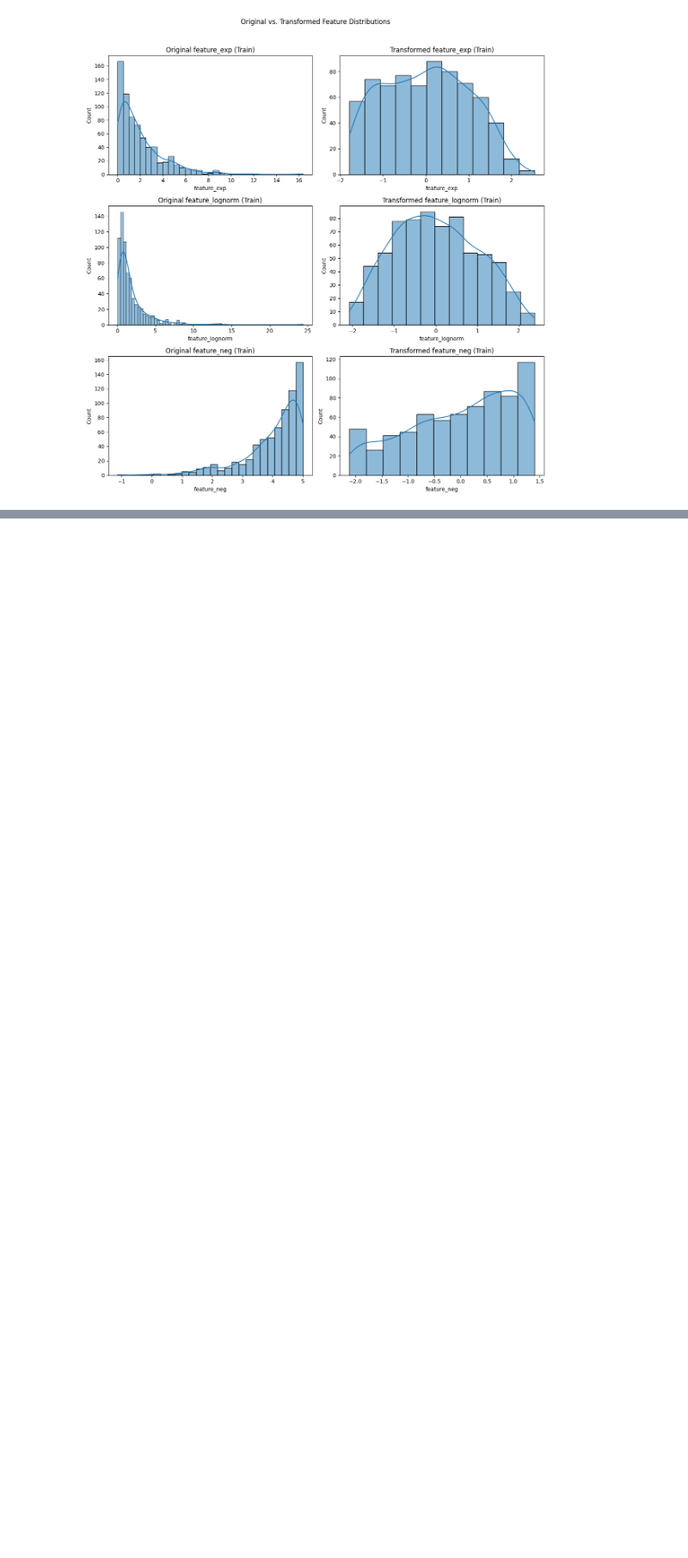
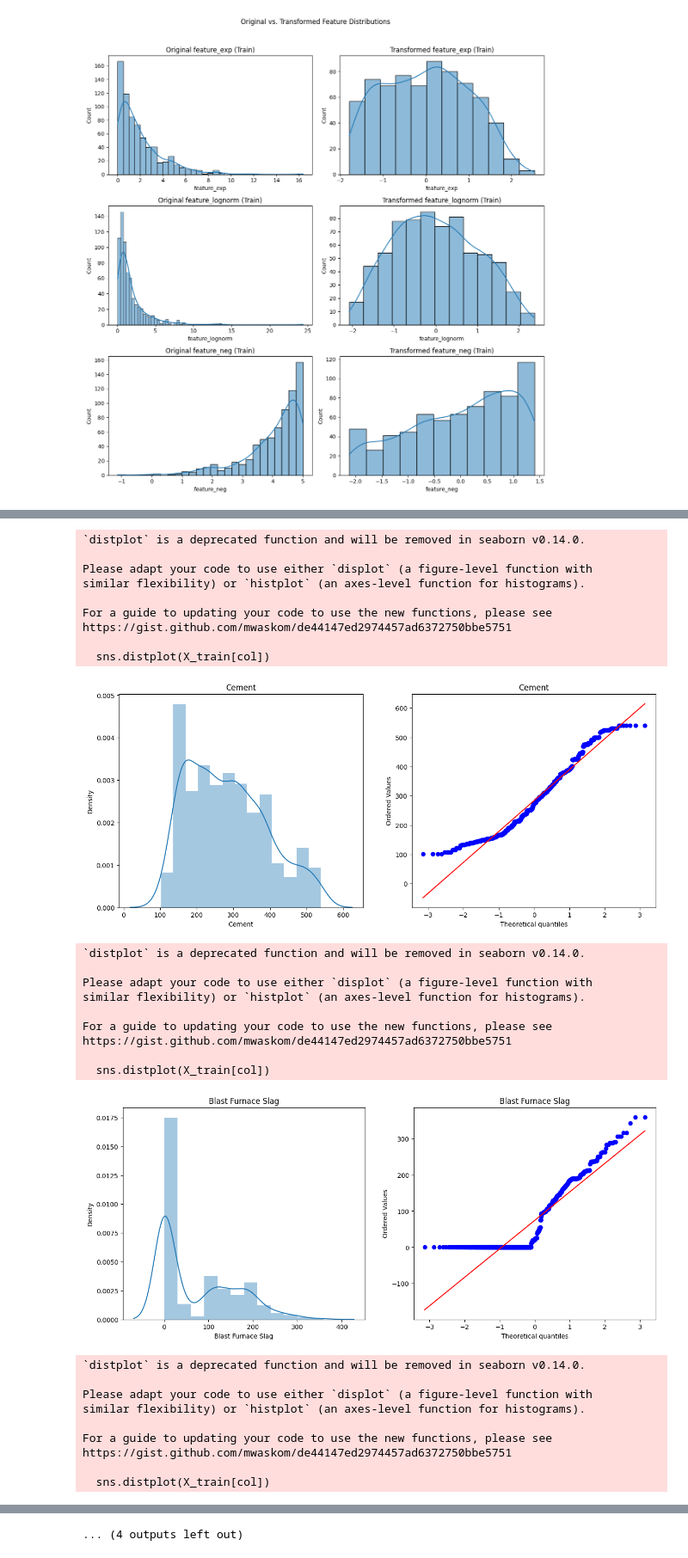
Before and after one commit to faisu6339-glitch/Machine-learning, a Jupyter notebook: F9_Power_Tranformer.ipynb, the cells around one changed output, grey strips where cells are left out. Shown at 86% size. Cells and saved outputs as stored; diff of their text form; code cells hidden in the pictures; blank space fills up the shorter version.

```diff
--- a/F9_Power_Tranformer.ipynb
+++ b/F9_Power_Tranformer.ipynb
@@ -232,4 +232,5 @@ from sklearn.linear_model import LinearRegression
 
 from sklearn.metrics import r2_score
 # %%
-df=pd.read_csv()
+df=pd.read_csv('concrete_data.csv')
+df.head()
@@ -235,0 +298,5 @@ df=pd.read_csv()
+# %%
+X=df.drop(columns=['Strength'],axis=1)
+y=df.iloc[:,-1]
+# %%
+X_train,X_test,y_train,y_test=train_test_split(X,y,test_size=0.2,random_state=42)
@@ -235,0 +305,5 @@ df=pd.read_csv()
+# %%
+lr=LinearRegression()
+lr.fit(X_train,y_train)
+y_pred=lr.predict(X_test)
+r2_score(y_test,y_pred)
@@ -235,0 +321,41 @@ df=pd.read_csv()
+# %%
+for col in X_train.columns:
+    plt.figure(figsize=(15,6))
+    plt.subplot(1,2,1)
+    sns.distplot(X_train[col])
+    plt.title(col)
+
+    plt.subplot(1,2,2)
+    statsa.probplot(X_train[col],dist='norm',plot=plt)
+    plt.title(col)
+    plt.show()
+# %% [output]
+`distplot` is a deprecated function and will be removed in seaborn v0.14.0.
+
+Please adapt your code to use either `displot` (a figure-level function with
+similar flexibility) or `histplot` (an axes-level function for histograms).
+
+For a guide to updating your code to use the new functions, please see
+https://gist.github.com/mwaskom/de44147ed2974457ad6372750bbe5751
+
+  sns.distplot(X_train[col])
+[figure, added]
+`distplot` is a deprecated function and will be removed in seaborn v0.14.0.
+
+Please adapt your code to use either `displot` (a figure-level function with
+similar flexibility) or `histplot` (an axes-level function for histograms).
+
+For a guide to updating your code to use the new functions, please see
+https://gist.github.com/mwaskom/de44147ed2974457ad6372750bbe5751
+
+  sns.distplot(X_train[col])
+[figure, added]
+`distplot` is a deprecated function and will be removed in seaborn v0.14.0.
+
+Please adapt your code to use either `displot` (a figure-level function with
+similar flexibility) or `histplot` (an axes-level function for histograms).
+
+For a guide to updating your code to use the new functions, please see
+https://gist.github.com/mwaskom/de44147ed2974457ad6372750bbe5751
+
+  sns.distplot(X_train[col])
@@ -235,0 +393 @@ df=pd.read_csv()
+... (4 outputs left out)
```
Also changed, not shown: parts of 36 cells of this notebook.
